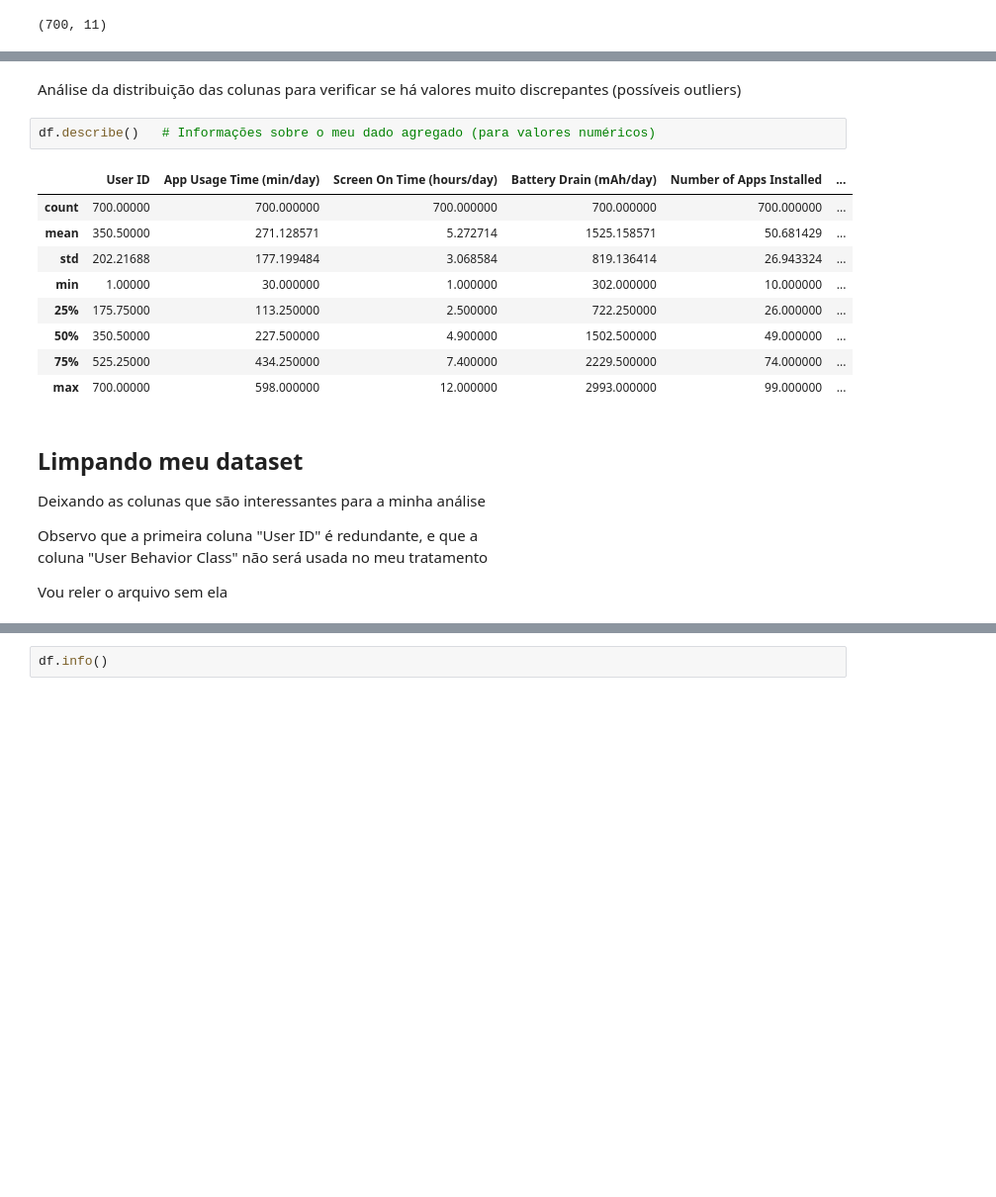
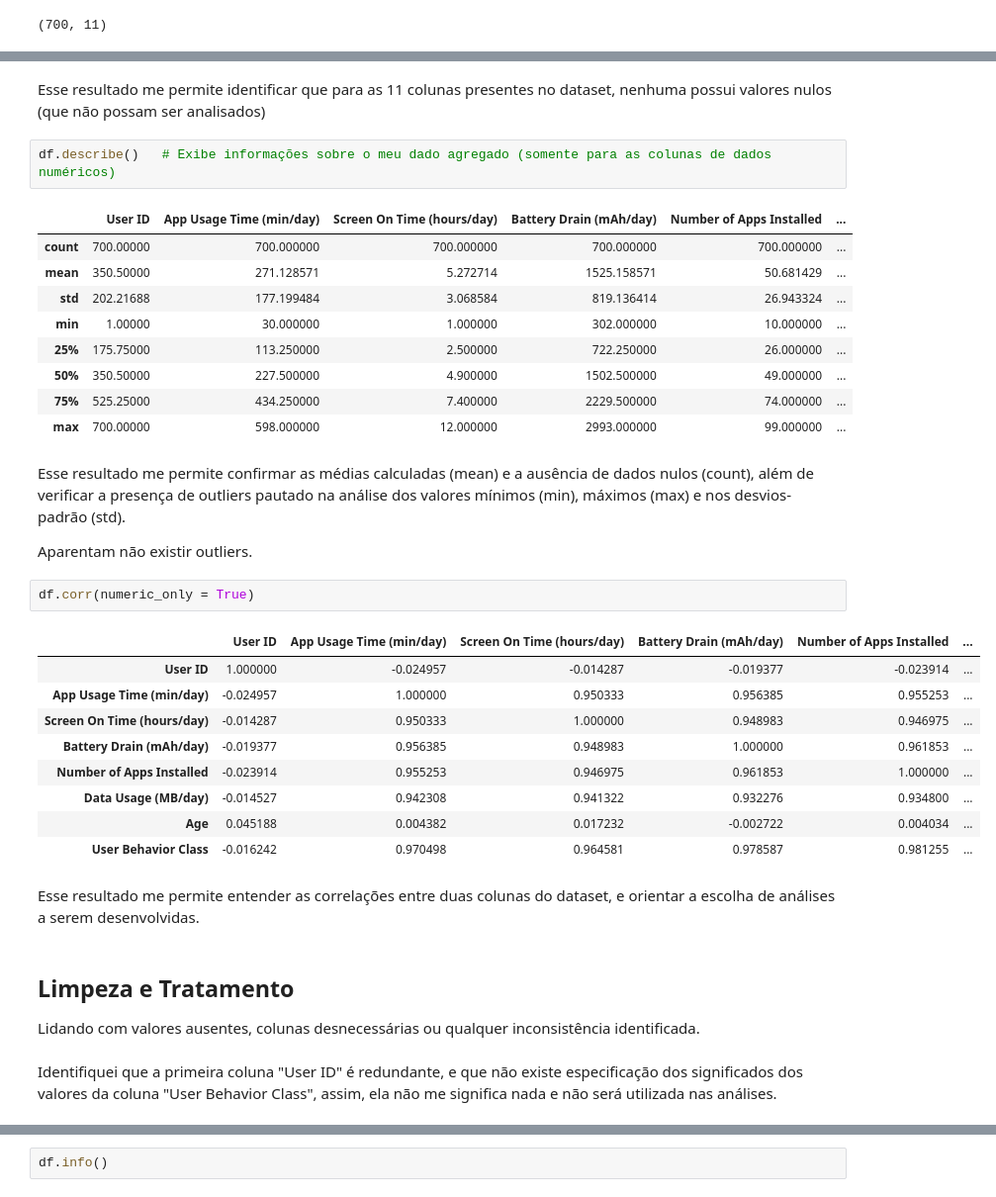
Before and after one commit to ViniciusLeoniGoncalves/Projeto-final-Org-Dados, a Jupyter notebook: analysis/analysis.ipynb, the cells around one changed output, grey strips where cells are left out. Shown at 99% size. Drawn from its saved outputs; the diff is of its cells as text; blank space fills up the shorter version.

```diff
--- a/analysis/analysis.ipynb
+++ b/analysis/analysis.ipynb
@@ -63,7 +98,7 @@ memory usage: 60.3+ KB
-# %% [markdown]
-Análise da distribuição das colunas para verificar se há valores muito discrepantes (possíveis outliers)
+# %% [markdown]
+Esse resultado me permite identificar que para as 11 colunas presentes no dataset, nenhuma possui valores nulos (que não possam ser analisados)
 # %%
-df.describe()   # Informações sobre o meu dado agregado (para valores numéricos)
+df.describe()   # Exibe informações sobre o meu dado agregado (somente para as colunas de dados numéricos)
 # %% [output]
 |  | User ID | App Usage Time (min/day) | Screen On Time (hours/day) | Battery Drain (mAh/day) | Number of Apps Installed | ... |
 | count | 700.00000 | 700.000000 | 700.000000 | 700.000000 | 700.000000 | ... |
@@ -74,12 +109,27 @@ df.describe()   # Informações sobre o meu dado agregado (para valores numéric
 | 50% | 350.50000 | 227.500000 | 4.900000 | 1502.500000 | 49.000000 | ... |
 | 75% | 525.25000 | 434.250000 | 7.400000 | 2229.500000 | 74.000000 | ... |
 | max | 700.00000 | 598.000000 | 12.000000 | 2993.000000 | 99.000000 | ... |
-# %% [markdown]
-## Limpando meu dataset
- Deixando as colunas que são interessantes para a minha análise
-
- Observo que a primeira coluna "User ID" é redundante, e que a<br>
- coluna "User Behavior Class" não será usada no meu tratamento
-
- Vou reler o arquivo sem ela
+# %% [markdown]
+Esse resultado me permite confirmar as médias calculadas (mean) e a ausência de dados nulos (count), além de verificar a presença de outliers pautado na análise dos valores mínimos (min), máximos (max) e nos desvios-padrão (std).
+
+Aparentam não existir outliers.
+# %%
+df.corr(numeric_only = True)
+# %% [output]
+|  | User ID | App Usage Time (min/day) | Screen On Time (hours/day) | Battery Drain (mAh/day) | Number of Apps Installed | ... |
+| User ID | 1.000000 | -0.024957 | -0.014287 | -0.019377 | -0.023914 | ... |
+| App Usage Time (min/day) | -0.024957 | 1.000000 | 0.950333 | 0.956385 | 0.955253 | ... |
+| Screen On Time (hours/day) | -0.014287 | 0.950333 | 1.000000 | 0.948983 | 0.946975 | ... |
+| Battery Drain (mAh/day) | -0.019377 | 0.956385 | 0.948983 | 1.000000 | 0.961853 | ... |
+| Number of Apps Installed | -0.023914 | 0.955253 | 0.946975 | 0.961853 | 1.000000 | ... |
+| Data Usage (MB/day) | -0.014527 | 0.942308 | 0.941322 | 0.932276 | 0.934800 | ... |
+| Age | 0.045188 | 0.004382 | 0.017232 | -0.002722 | 0.004034 | ... |
+| User Behavior Class | -0.016242 | 0.970498 | 0.964581 | 0.978587 | 0.981255 | ... |
+# %% [markdown]
+Esse resultado me permite entender as correlações entre duas colunas do dataset, e orientar a escolha de análises a serem desenvolvidas.
+# %% [markdown]
+## Limpeza e Tratamento
+Lidando com valores ausentes, colunas desnecessárias ou qualquer inconsistência identificada.
+# %% [markdown]
+Identifiquei que a primeira coluna "User ID" é redundante, e que não existe especificação dos significados dos valores da coluna "User Behavior Class", assim, ela não me significa nada e não será utilizada nas análises.
 # %%
```
Also changed, not shown: parts of 18 cells of this notebook.
